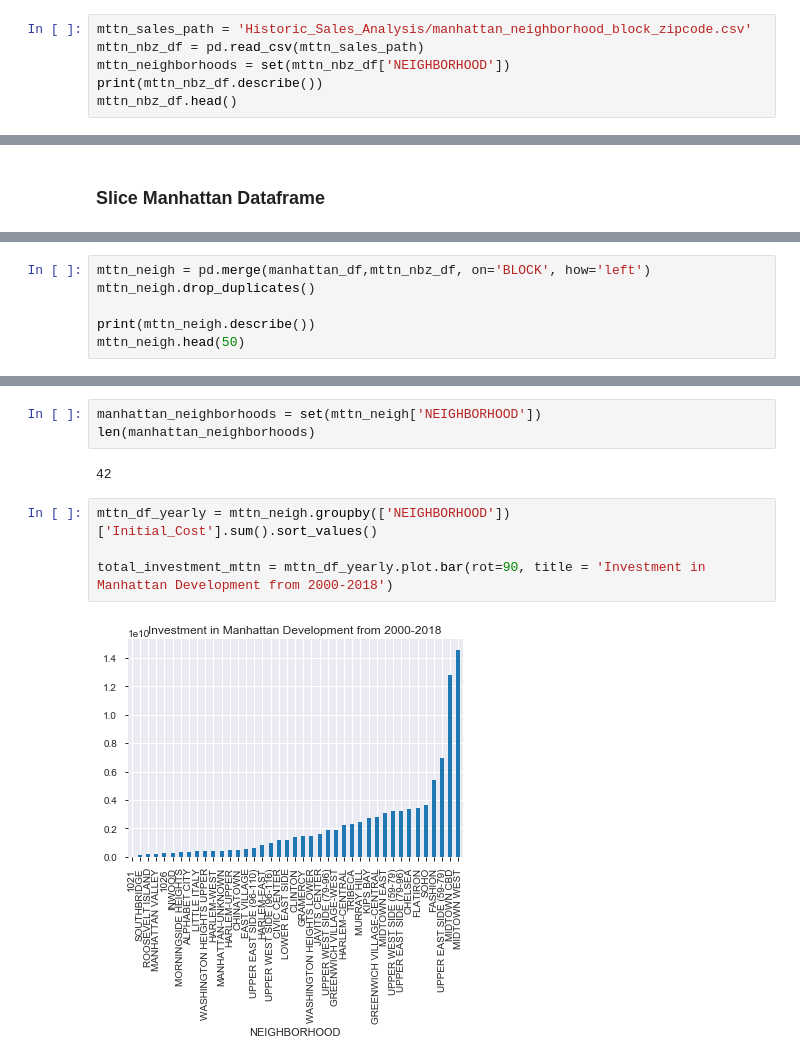
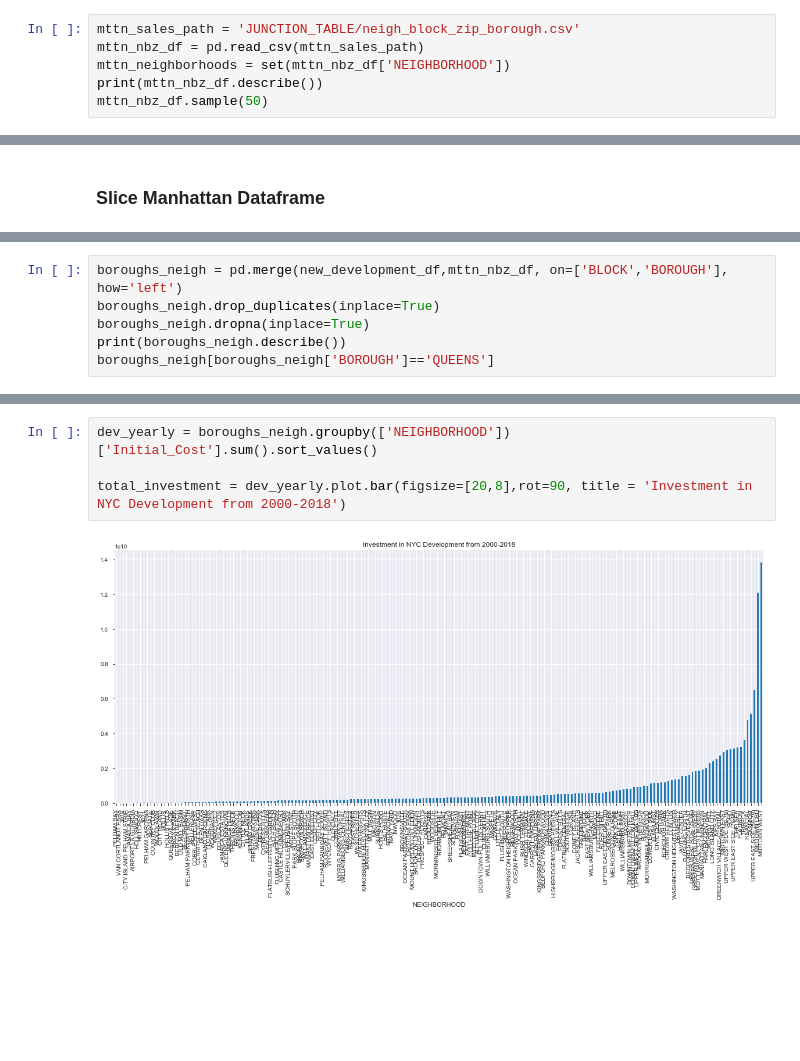
Before and after one commit to ekuo651/NYC-RE-Neighborhood-Trends, a Jupyter notebook: development_data_api.ipynb, the cells around one changed output, grey strips where cells are left out. Cells and saved outputs as stored; diff of their text form; blank space fills up the shorter version.

Commit message:
completed cleaning an analysis of all four boroughs

```diff
--- a/development_data_api.ipynb
+++ b/development_data_api.ipynb
@@ -91,9 +93,9 @@ dtype: object
 # %% [markdown]
 ## Import Block <---> Neighbhorhood CSV
 # %%
-mttn_sales_path = 'Historic_Sales_Analysis/manhattan_neighborhood_block_zipcode.csv'
+mttn_sales_path = 'JUNCTION_TABLE/neigh_block_zip_borough.csv'
 mttn_nbz_df = pd.read_csv(mttn_sales_path)
 mttn_neighborhoods = set(mttn_nbz_df['NEIGHBORHOOD'])
 print(mttn_nbz_df.describe())
-mttn_nbz_df.head()
+mttn_nbz_df.sample(50)
 # %% [output]
@@ -165,8 +178,8 @@ max    9.003000e+08    9999.000000
 # %%
-mttn_neigh = pd.merge(manhattan_df,mttn_nbz_df, on='BLOCK', how='left')
-mttn_neigh.drop_duplicates()
-
-print(mttn_neigh.describe())
-mttn_neigh.head(50)
+boroughs_neigh = pd.merge(new_development_df,mttn_nbz_df, on=['BLOCK','BOROUGH'], how='left')
+boroughs_neigh.drop_duplicates(inplace=True)
+boroughs_neigh.dropna(inplace=True)
+print(boroughs_neigh.describe())
+boroughs_neigh[boroughs_neigh['BOROUGH']=='QUEENS']
 # %% [output]
        Initial_Cost          BLOCK
@@ -198,13 +212,8 @@ max    9.003000e+08    9999.000000
-# %%
-manhattan_neighborhoods = set(mttn_neigh['NEIGHBORHOOD'])
-len(manhattan_neighborhoods)
-# %% [output]
-42
 # %%
-mttn_df_yearly = mttn_neigh.groupby(['NEIGHBORHOOD'])['Initial_Cost'].sum().sort_values()
+dev_yearly = boroughs_neigh.groupby(['NEIGHBORHOOD'])['Initial_Cost'].sum().sort_values()
 
-total_investment_mttn = mttn_df_yearly.plot.bar(rot=90, title = 'Investment in Manhattan Development from 2000-2018')
+total_investment = dev_yearly.plot.bar(figsize=[20,8],rot=90, title = 'Investment in NYC Development from 2000-2018')
 # %% [output]
-[figure, old version]
+[figure, new version]
 # %%
 # Define new dataframe that sums all the yearly development costs per neighborhood
```
Also changed, not shown: parts of 17 cells of this notebook.
